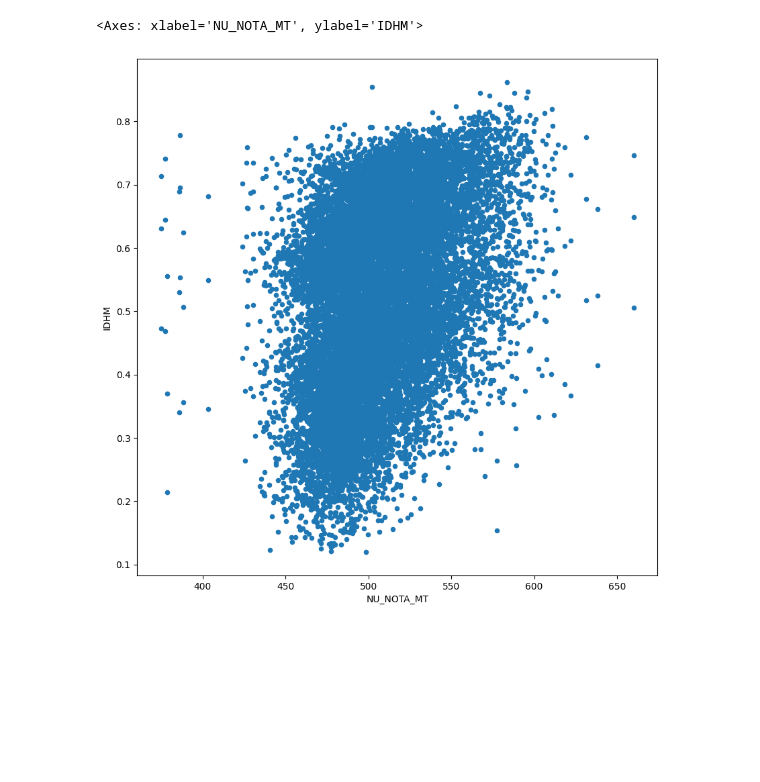
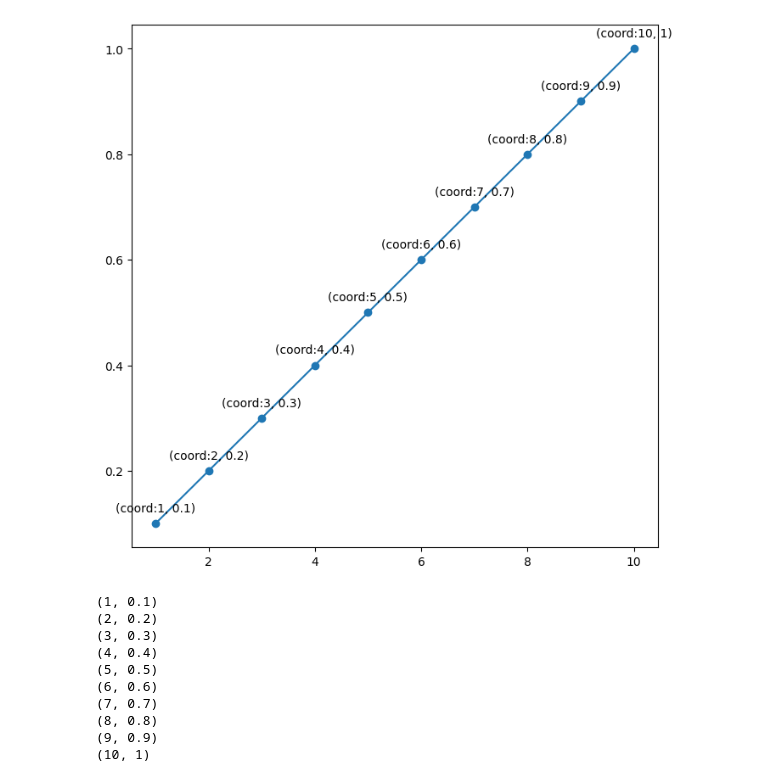
Before and after one commit to arthuneas/LearningDataAnalysis, a Jupyter notebook: Projetos/Untitled.ipynb, the cells around one changed output. Cells and saved outputs as stored; diff of their text form; code cells hidden in the pictures; blank space fills up the shorter version.

```diff
--- a/Projetos/Untitled.ipynb
+++ b/Projetos/Untitled.ipynb
@@ -88,5 +3,25 @@ mediaEnemIDHM.plot.scatter('NU_NOTA_REDACAO', 'IDHM', figsize=(10, 10))
-# %%
-mediaEnemIDHM.plot.scatter('NU_NOTA_MT', 'IDHM', figsize=(10, 10))
-# %% [output]
-<Axes: xlabel='NU_NOTA_MT', ylabel='IDHM'>
-[figure, removed]
+# %%
+fig, ax = plt.subplots(figsize=(8,8))
+x = [1, 2, 3, 4, 5, 6, 7, 8, 9, 10]
+y = [0.1, 0.2, 0.3, 0.4, 0.5, 0.6, 0.7, 0.8, 0.9, 1]
+
+plt.plot(x, y, marker='o')
+
+for x1, y1 in zip(x, y):
+    ax.annotate(f'(coord:{x1}, {y1})', xy=(x1, y1), textcoords="offset points", xytext=(0,10), ha='center')
+# %% [output]
+[figure, added]
+# %%
+for x in zip(x, y):
+    print(x)
+# %% [output]
+(1, 0.1)
+(2, 0.2)
+(3, 0.3)
+(4, 0.4)
+(5, 0.5)
+(6, 0.6)
+(7, 0.7)
+(8, 0.8)
+(9, 0.9)
+(10, 1)
```
Also changed, not shown: parts of 13 cells of this notebook, 1 other file.
